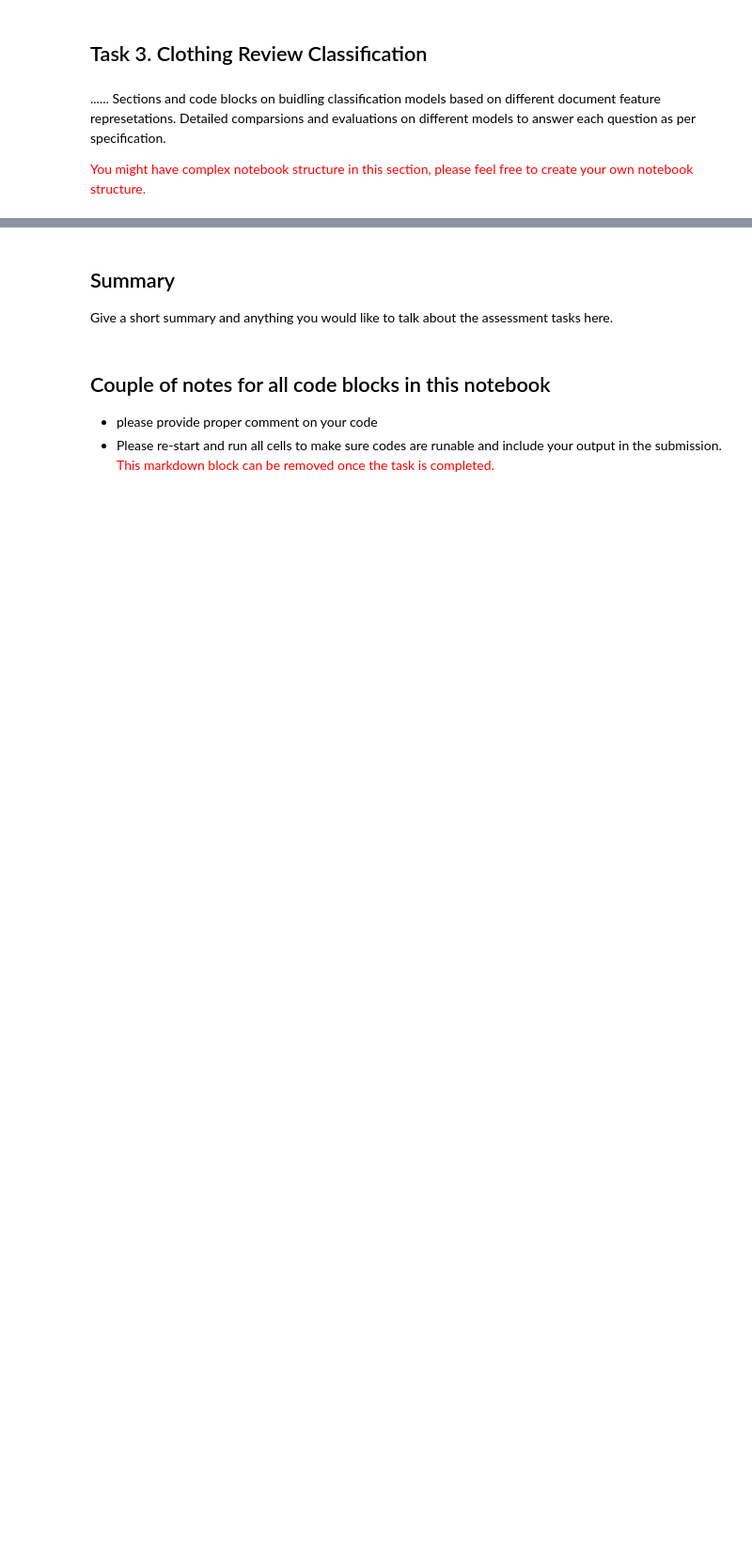
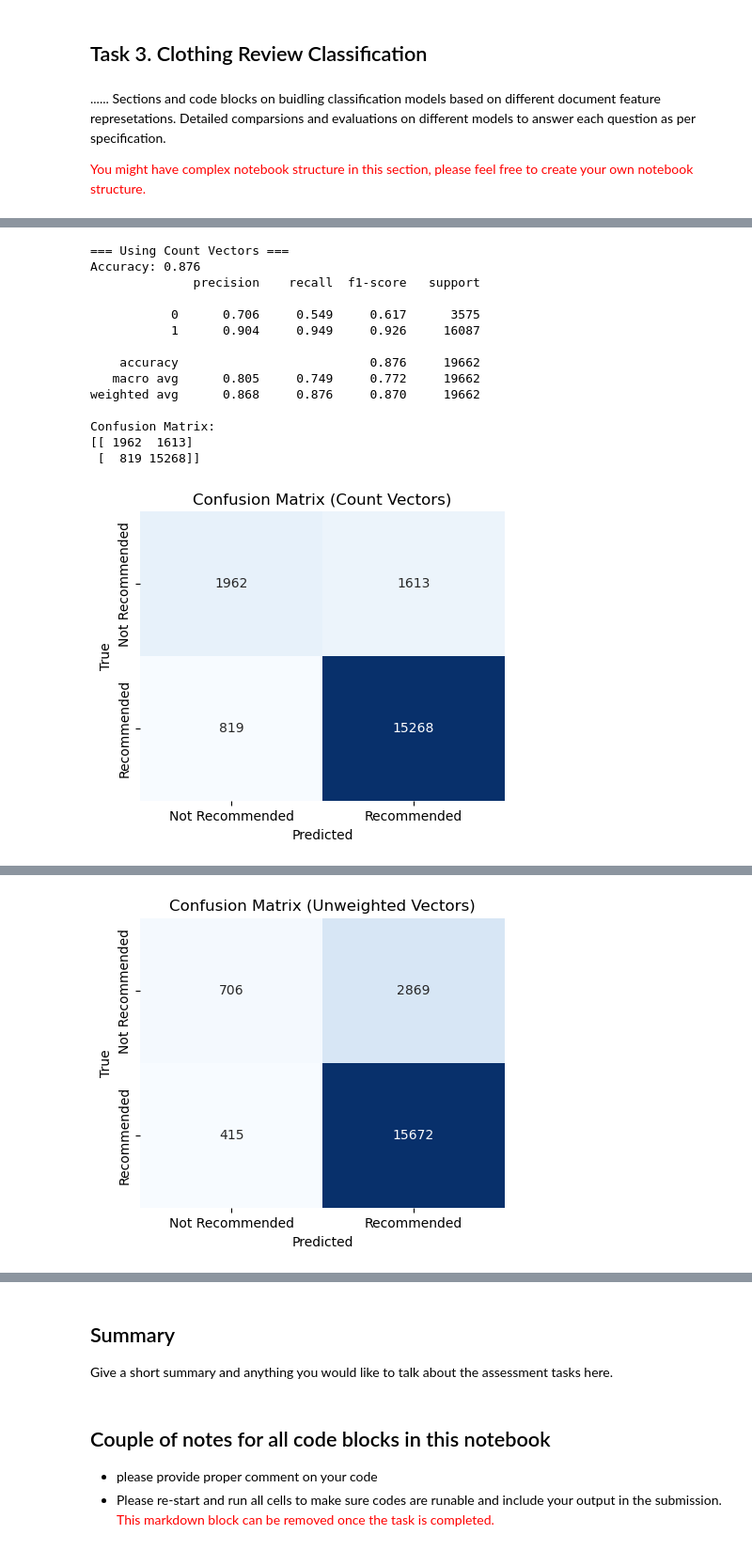
Before and after one commit to TTNguyen0312/ASM3-APDS, a Jupyter notebook: data/task2_3.ipynb, the cells around one changed output, grey strips where cells are left out. Shown at 94% size. Cells and saved outputs as stored; diff of their text form; code cells hidden in the pictures; blank space fills up the shorter version.

Commit message:
feat: Logistic Regression model

```diff
--- a/data/task2_3.ipynb
+++ b/data/task2_3.ipynb
@@ -207,7 +235,8 @@ with open("corpus.txt", "r", encoding="utf-8") as f:
 
 # Create the TF-IDF vectorizer
 tfidf_vectorizer = TfidfVectorizer()
-tfidf_matrix = tfidf_vectorizer.fit_transform(sentences)
+tfidf_vectorizer.fit(sentences)
+tfidf_matrix = tfidf_vectorizer.transform(sentences)
 # %% [markdown]
 Use TF-IDF weight to vectorize the tokens
 # %%
@@ -280,0 +352,17 @@ Detailed comparsions and evaluations on different models to answer each question
+# %%
+from sklearn.linear_model import LogisticRegression
+from sklearn.model_selection import StratifiedKFold, cross_val_predict
+from sklearn.ensemble import RandomForestClassifier
+
+
+cv = StratifiedKFold(n_splits=10, shuffle=True, random_state=42)
+clf = LogisticRegression(max_iter=1000)
+rf = RandomForestClassifier(
+        n_estimators=200,        # number of trees
+        max_depth=None,          # let trees grow fully
+        class_weight="balanced", # handle imbalance
+        random_state=42,
+        n_jobs=-1
+)
+# %%
+y = df["Recommended IND"].values
@@ -280,0 +392,52 @@ Detailed comparsions and evaluations on different models to answer each question
+# %%
+from sklearn.feature_extraction import DictVectorizer
+from sklearn.metrics import classification_report, confusion_matrix, accuracy_score
+import matplotlib.pyplot as plt
+import seaborn as sns
+
+
+for name, X in [("Count", X_count), ("Unweighted", X_unweighted), ("Weighted", X_weighted)]:
+    # if X_count is dict format, convert with DictVectorizer
+    if name == "Count":
+        vec = DictVectorizer(sparse=True)
+        X = vec.fit_transform(X)
+
+    print(f"\n=== Using {name} Vectors ===")
+    y_pred = cross_val_predict(clf, X, y, cv=cv)
+    # Accuracy
+    acc = accuracy_score(y, y_pred)
+    print(f"Accuracy: {acc:.3f}")
+
+    # Detailed report
+    print(classification_report(y, y_pred, digits=3))
+
+    # Confusion matrix
+    cm = confusion_matrix(y, y_pred)
+    print("Confusion Matrix:")
+    print(cm)
+
+    # --- Plot confusion matrix ---
+    plt.figure(figsize=(5,4))
+    sns.heatmap(cm, annot=True, fmt="d", cmap="Blues", cbar=False,
+                xticklabels=["Not Recommended", "Recommended"],
+                yticklabels=["Not Recommended", "Recommended"])
+    plt.xlabel("Predicted")
+    plt.ylabel("True")
+    plt.title(f"Confusion Matrix ({name} Vectors)")
+    plt.show()
+# %% [output]
+=== Using Count Vectors ===
+Accuracy: 0.876
+              precision    recall  f1-score   support
+
+           0      0.706     0.549     0.617      3575
+           1      0.904     0.949     0.926     16087
+
+    accuracy                          0.876     19662
+   macro avg      0.805     0.749     0.772     19662
+weighted avg      0.868     0.876     0.870     19662
+
+Confusion Matrix:
+[[ 1962  1613]
+ [  819 15268]]
+[figure, added]
@@ -280,0 +458 @@ Detailed comparsions and evaluations on different models to answer each question
+[figure, added]
```
Also changed, not shown: parts of 16 cells of this notebook, 2 other files.
